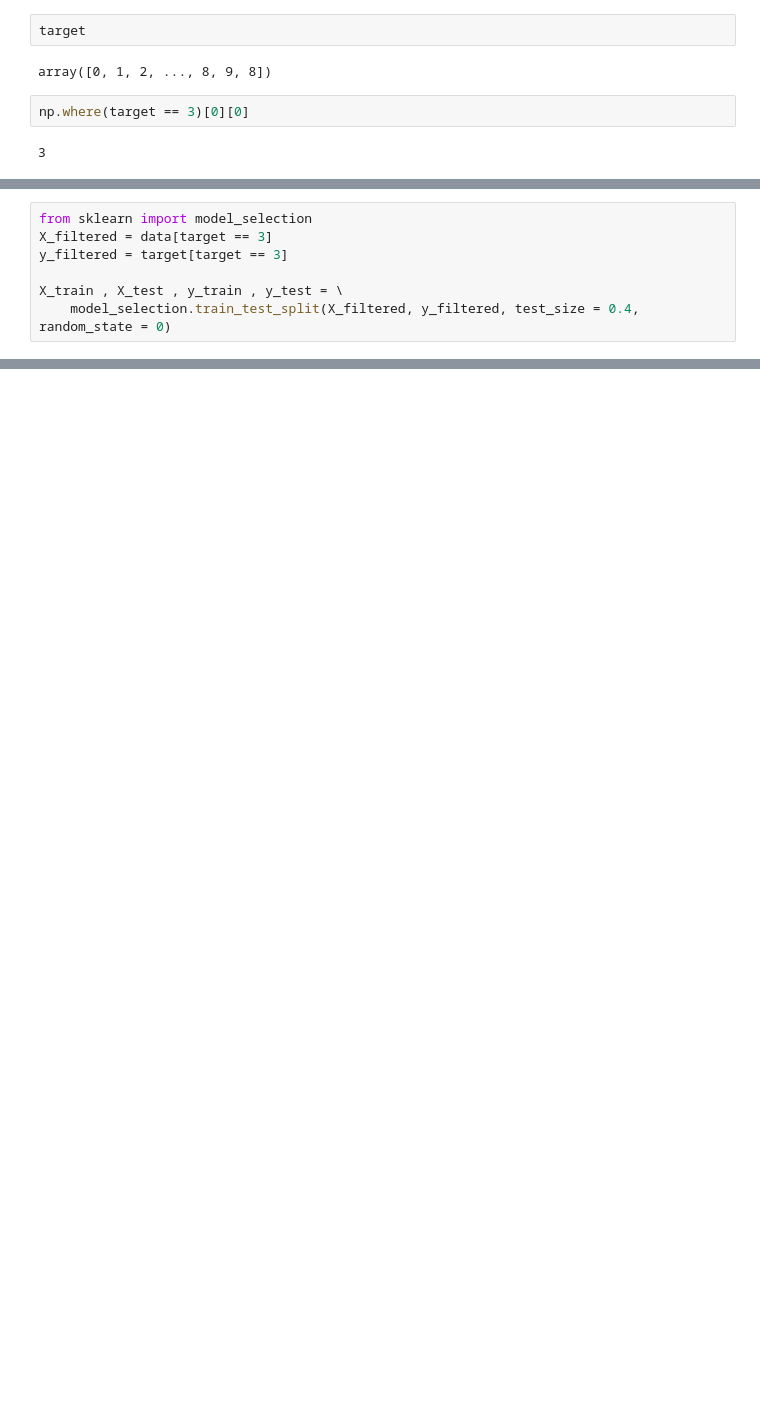
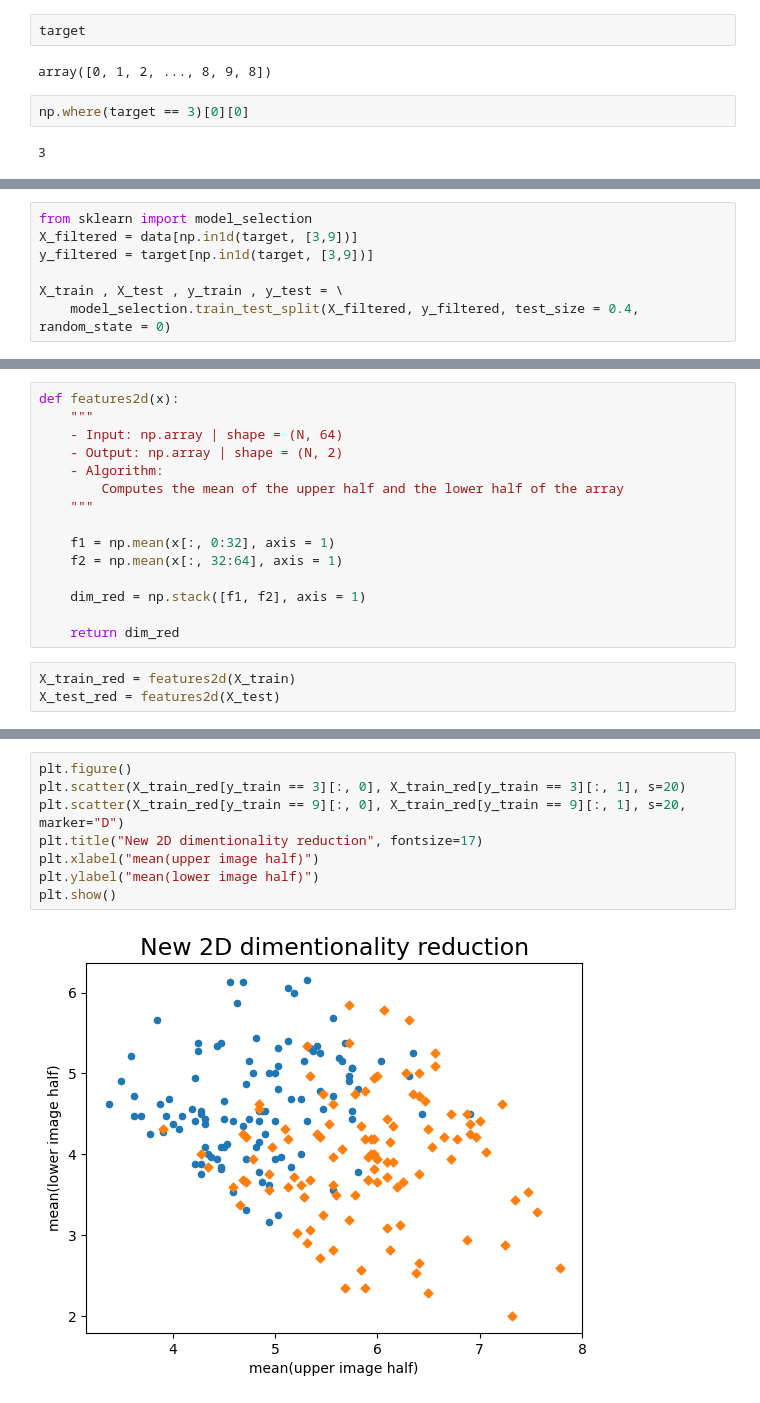
Before and after one commit to idf-io/ML-Essentials_Uni-Heidelberg, a Jupyter notebook: exercises/exercise01_Linear-Classification/linear-classifiers.ipynb, the cells around one changed output, grey strips where cells are left out. Drawn from its saved outputs; the diff is of its cells as text; blank space fills up the shorter version.

```diff
--- a/exercises/exercise01_Linear-Classification/linear-classifiers.ipynb
+++ b/exercises/exercise01_Linear-Classification/linear-classifiers.ipynb
@@ -79,7 +100,7 @@ that only these two digits are left. Split this filtered dataset in a training a
 # %%
 from sklearn import model_selection
-X_filtered = data[target == 3]
-y_filtered = target[target == 3]
+X_filtered = data[np.in1d(target, [3,9])]
+y_filtered = target[np.in1d(target, [3,9])]
 
 X_train , X_test , y_train , y_test = \
     model_selection.train_test_split(X_filtered, y_filtered, test_size = 0.4, random_state = 0)
@@ -85,0 +119,18 @@ X_train , X_test , y_train , y_test = \
+# %%
+def features2d(x):
+    """
+    - Input: np.array | shape = (N, 64)
+    - Output: np.array | shape = (N, 2)
+    - Algorithm:
+        Computes the mean of the upper half and the lower half of the array
+    """
+
+    f1 = np.mean(x[:, 0:32], axis = 1)
+    f2 = np.mean(x[:, 32:64], axis = 1)
+
+    dim_red = np.stack([f1, f2], axis = 1)
+
+    return dim_red
+# %%
+X_train_red = features2d(X_train)
+X_test_red = features2d(X_test)
@@ -85,0 +139,10 @@ X_train , X_test , y_train , y_test = \
+# %%
+plt.figure()
+plt.scatter(X_train_red[y_train == 3][:, 0], X_train_red[y_train == 3][:, 1], s=20)
+plt.scatter(X_train_red[y_train == 9][:, 0], X_train_red[y_train == 9][:, 1], s=20, marker="D")
+plt.title("New 2D dimentionality reduction", fontsize=17)
+plt.xlabel("mean(upper image half)")
+plt.ylabel("mean(lower image half)")
+plt.show()
+# %% [output]
+[figure, added]
```
Also changed, not shown: parts of 35 cells of this notebook.
